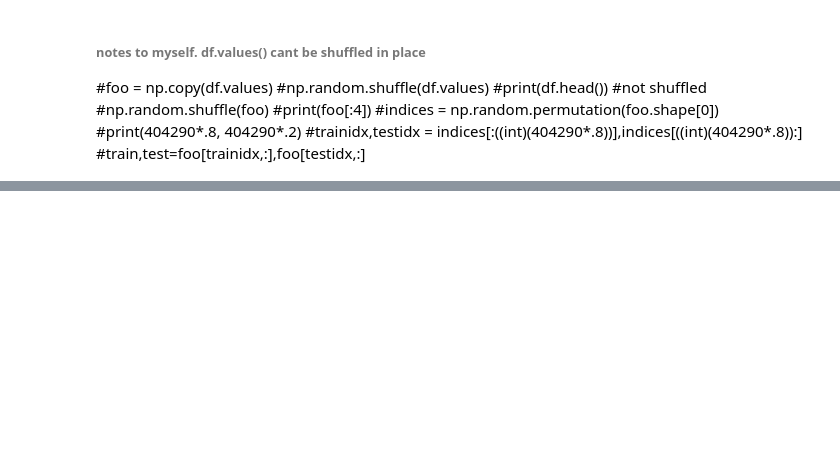
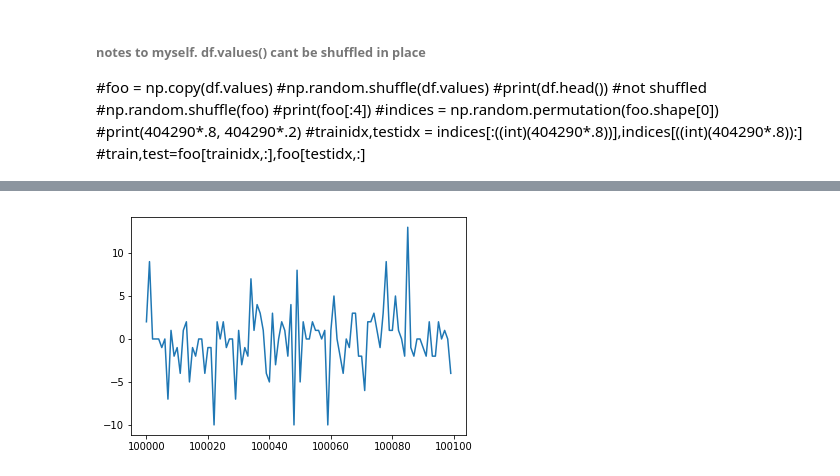
Before and after one commit to dougc333/cs230_project, a Jupyter notebook: pytorch_simple.ipynb, the cells around one changed output, grey strips where cells are left out. Cells and saved outputs as stored; diff of their text form; code cells hidden in the pictures; blank space fills up the shorter version.

```diff
--- a/pytorch_simple.ipynb
+++ b/pytorch_simple.ipynb
@@ -337,0 +669,5 @@ class LSTM(nn.Module):
+# %%
+plt.plot(x[100000:100100],y[100000:100100])
+plt.show()
+# %% [output]
+[figure, added]
```
Also changed, not shown: parts of 43 cells of this notebook, 46 other files.
